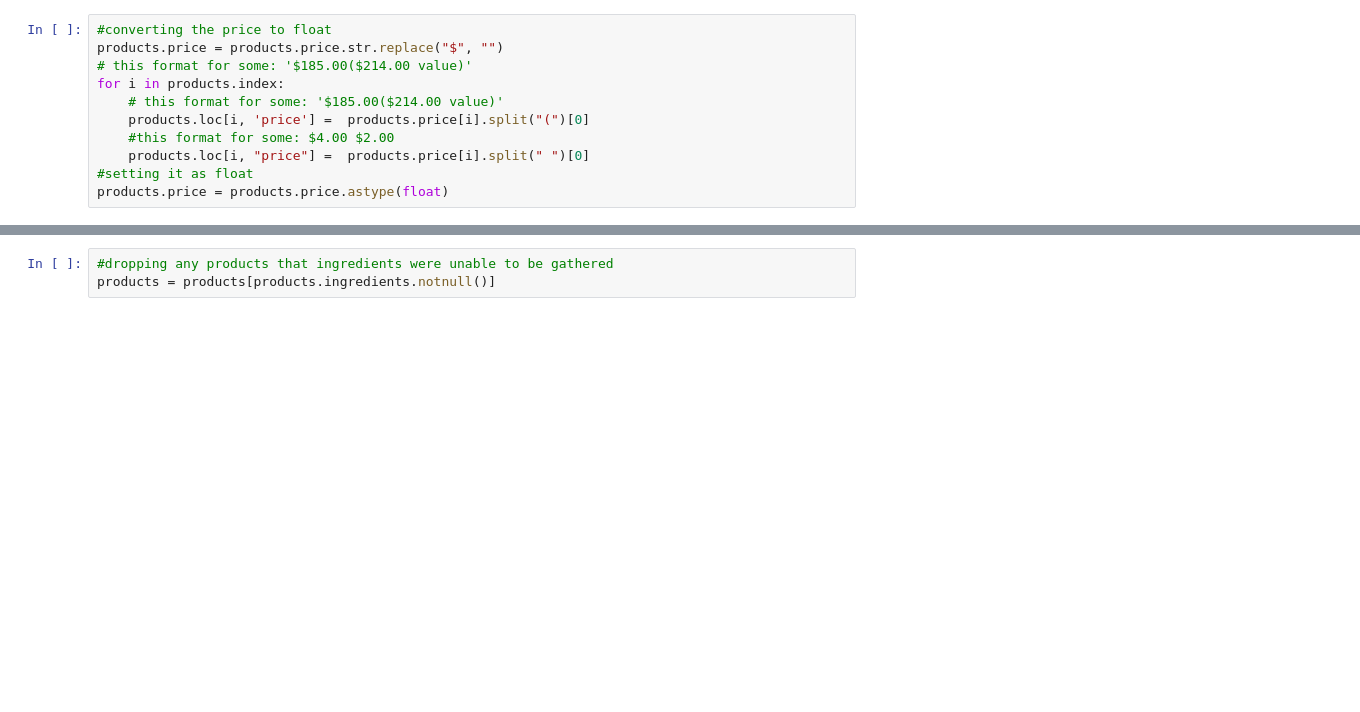
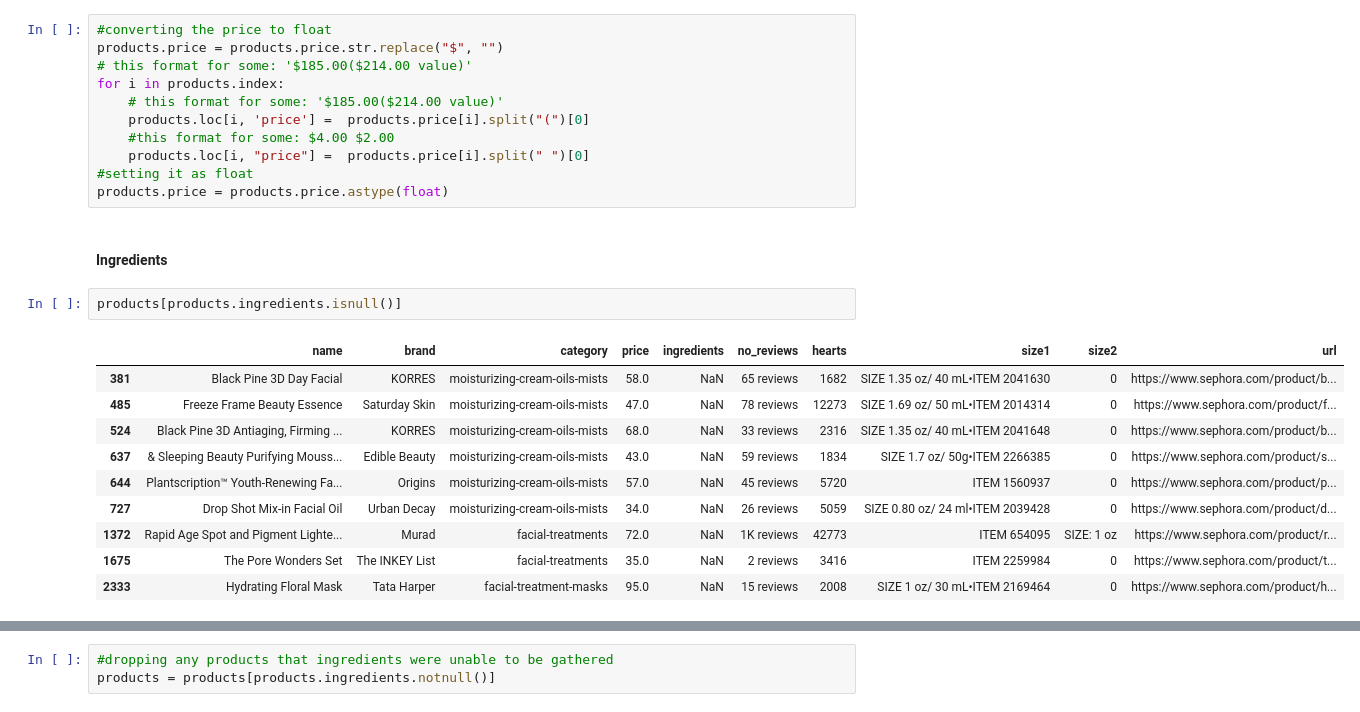
Before and after one commit to LenaNevel/CAPSTONE, a Jupyter notebook: 03_cleaning_data.ipynb, the cells around one changed output, grey strips where cells are left out. Drawn from its saved outputs; the diff is of its cells as text; blank space fills up the shorter version.

```diff
--- a/03_cleaning_data.ipynb
+++ b/03_cleaning_data.ipynb
@@ -48,3 +50,18 @@ for i in products.index:
     products.loc[i, "price"] =  products.price[i].split(" ")[0]
 #setting it as float
 products.price = products.price.astype(float)
+# %% [markdown]
+#### Ingredients
+# %%
+products[products.ingredients.isnull()]
+# %% [output]
+|  | name | brand | category | price | ingredients | no_reviews | hearts | size1 | size2 | url |
+| 381 | Black Pine 3D Day Facial | KORRES | moisturizing-cream-oils-mists | 58.0 | NaN | 65 reviews | 1682 | SIZE 1.35 oz/ 40 mL•ITEM 2041630 | 0 | https://www.sephora.com/product/b... |
+| 485 | Freeze Frame Beauty Essence | Saturday Skin | moisturizing-cream-oils-mists | 47.0 | NaN | 78 reviews | 12273 | SIZE 1.69 oz/ 50 mL•ITEM 2014314 | 0 | https://www.sephora.com/product/f... |
+| 524 | Black Pine 3D Antiaging, Firming ... | KORRES | moisturizing-cream-oils-mists | 68.0 | NaN | 33 reviews | 2316 | SIZE 1.35 oz/ 40 mL•ITEM 2041648 | 0 | https://www.sephora.com/product/b... |
+| 637 | & Sleeping Beauty Purifying Mouss... | Edible Beauty | moisturizing-cream-oils-mists | 43.0 | NaN | 59 reviews | 1834 | SIZE 1.7 oz/ 50g•ITEM 2266385 | 0 | https://www.sephora.com/product/s... |
+| 644 | Plantscription™ Youth-Renewing Fa... | Origins | moisturizing-cream-oils-mists | 57.0 | NaN | 45 reviews | 5720 | ITEM 1560937 | 0 | https://www.sephora.com/product/p... |
+| 727 | Drop Shot Mix-in Facial Oil | Urban Decay | moisturizing-cream-oils-mists | 34.0 | NaN | 26 reviews | 5059 | SIZE 0.80 oz/ 24 ml•ITEM 2039428 | 0 | https://www.sephora.com/product/d... |
+| 1372 | Rapid Age Spot and Pigment Lighte... | Murad | facial-treatments | 72.0 | NaN | 1K reviews | 42773 | ITEM 654095 | SIZE: 1 oz | https://www.sephora.com/product/r... |
+| 1675 | The Pore Wonders Set | The INKEY List | facial-treatments | 35.0 | NaN | 2 reviews | 3416 | ITEM 2259984 | 0 | https://www.sephora.com/product/t... |
+| 2333 | Hydrating Floral Mask | Tata Harper | facial-treatment-masks | 95.0 | NaN | 15 reviews | 2008 | SIZE 1 oz/ 30 mL•ITEM 2169464 | 0 | https://www.sephora.com/product/h... |
```
Also changed, not shown: parts of 21 cells of this notebook, 6 other files.
